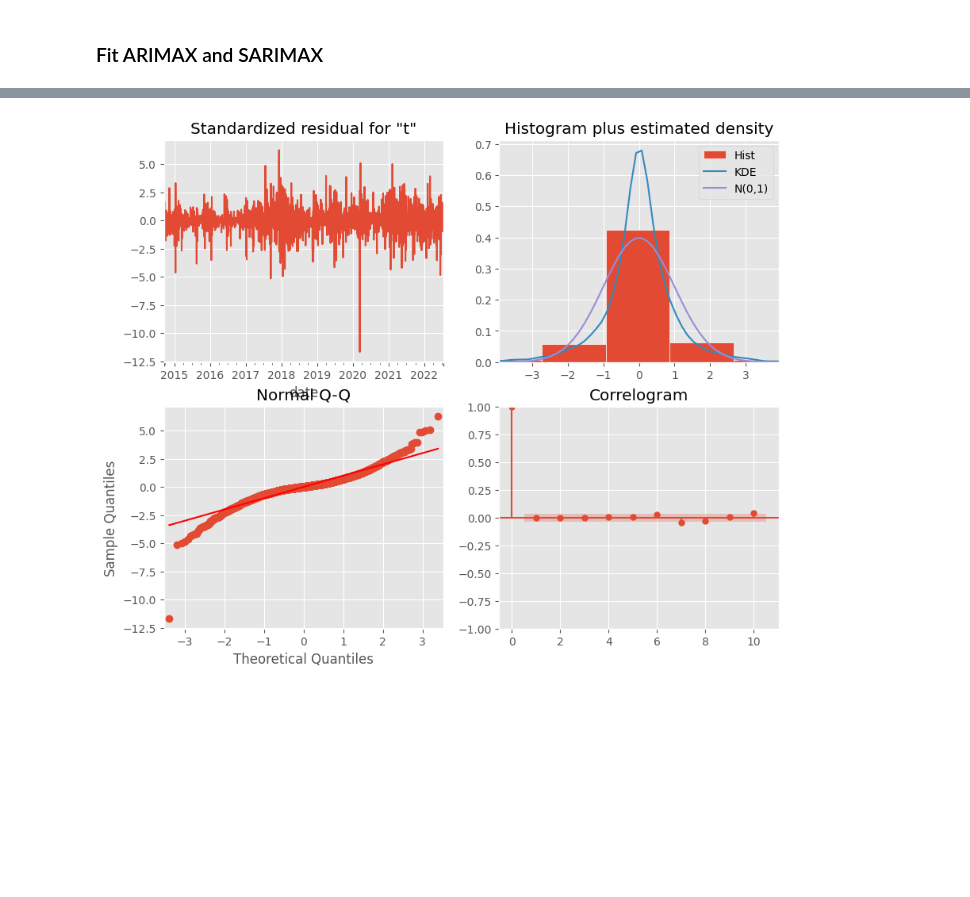
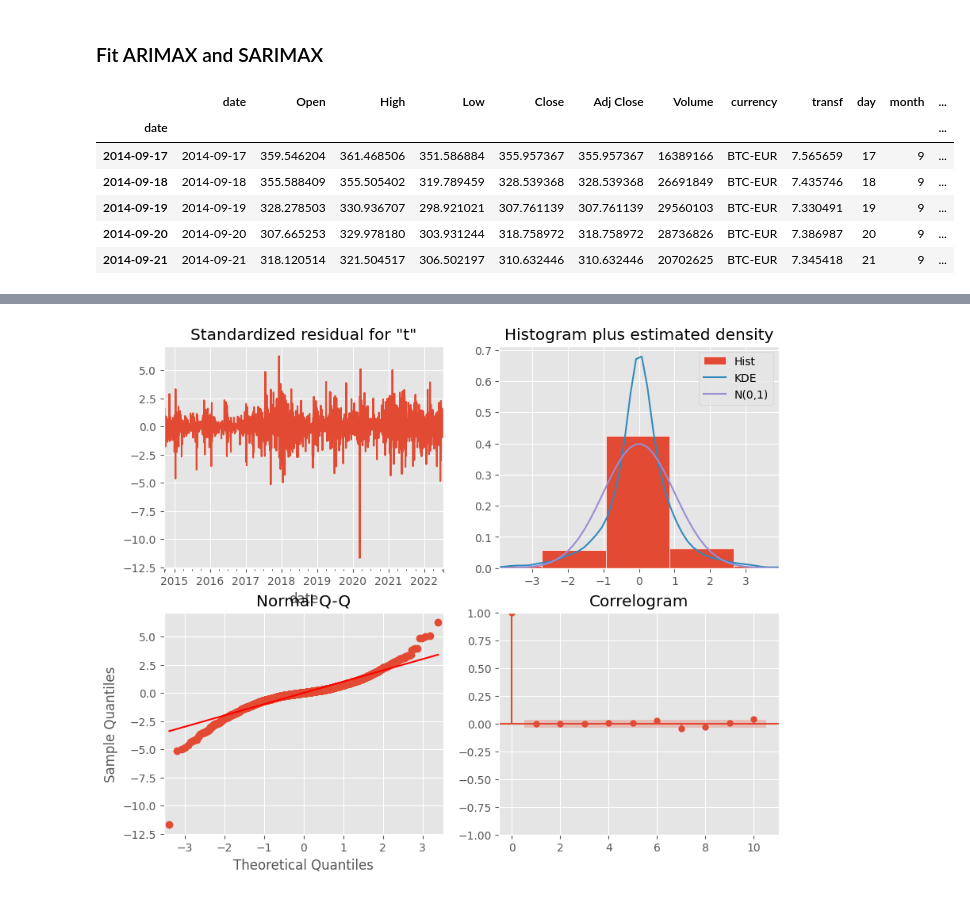
Before and after one commit to Action52/TimeSeriesAnalysis, a Jupyter notebook: BTCEUR-Analysis.ipynb, the cells around one changed output, grey strips where cells are left out. Drawn from its saved outputs; the diff is of its cells as text; code cells hidden in the pictures; blank space fills up the shorter version.

```diff
--- a/BTCEUR-Analysis.ipynb
+++ b/BTCEUR-Analysis.ipynb
@@ -348,5 +346,27 @@ DatetimeIndex(['2022-07-15', '2022-07-16', '2022-07-17', '2022-07-18',
 # %% [markdown]
 ### Fit ARIMAX and SARIMAX
+# %%
+# Extract day
+train_df_btc['day'] = train_df_btc['date'].dt.day
+test_df_btc['day'] = test_df_btc['date'].dt.day
+
+# Extract month
+train_df_btc['month'] = train_df_btc['date'].dt.month
+test_df_btc['month'] = test_df_btc['date'].dt.month
+
+# Extract year
+train_df_btc['year'] = train_df_btc['date'].dt.year
+test_df_btc['month'] = test_df_btc['date'].dt.month
+
+train_df_btc.head()
+# %% [output]
+|  | date | Open | High | Low | Close | Adj Close | Volume | currency | transf | day | month | ... |
+| date |  |  |  |  |  |  |  |  |  |  |  | ... |
+| 2014-09-17 | 2014-09-17 | 359.546204 | 361.468506 | 351.586884 | 355.957367 | 355.957367 | 16389166 | BTC-EUR | 7.565659 | 17 | 9 | ... |
+| 2014-09-18 | 2014-09-18 | 355.588409 | 355.505402 | 319.789459 | 328.539368 | 328.539368 | 26691849 | BTC-EUR | 7.435746 | 18 | 9 | ... |
+| 2014-09-19 | 2014-09-19 | 328.278503 | 330.936707 | 298.921021 | 307.761139 | 307.761139 | 29560103 | BTC-EUR | 7.330491 | 19 | 9 | ... |
+| 2014-09-20 | 2014-09-20 | 307.665253 | 329.978180 | 303.931244 | 318.758972 | 318.758972 | 28736826 | BTC-EUR | 7.386987 | 20 | 9 | ... |
+| 2014-09-21 | 2014-09-21 | 318.120514 | 321.504517 | 306.502197 | 310.632446 | 310.632446 | 20702625 | BTC-EUR | 7.345418 | 21 | 9 | ... |
 # %%
 # Train ARIMAX
 arima_combinations = [(ar, i, ma) for ar in range(0,4) for i in [0,1] for ma in range(0,4)]  # Different combinations of AR and MA orders
```
Also changed, not shown: parts of 7 cells of this notebook, 4 other files.
